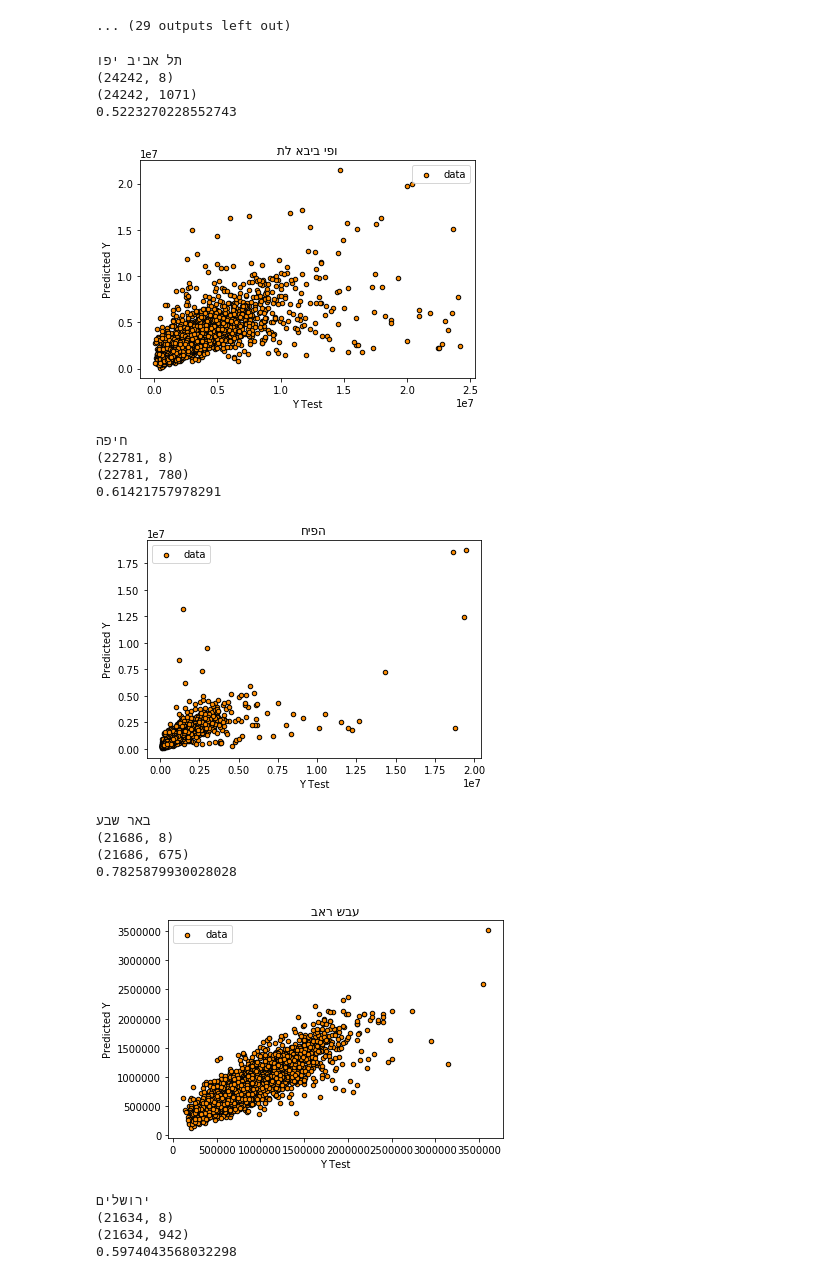
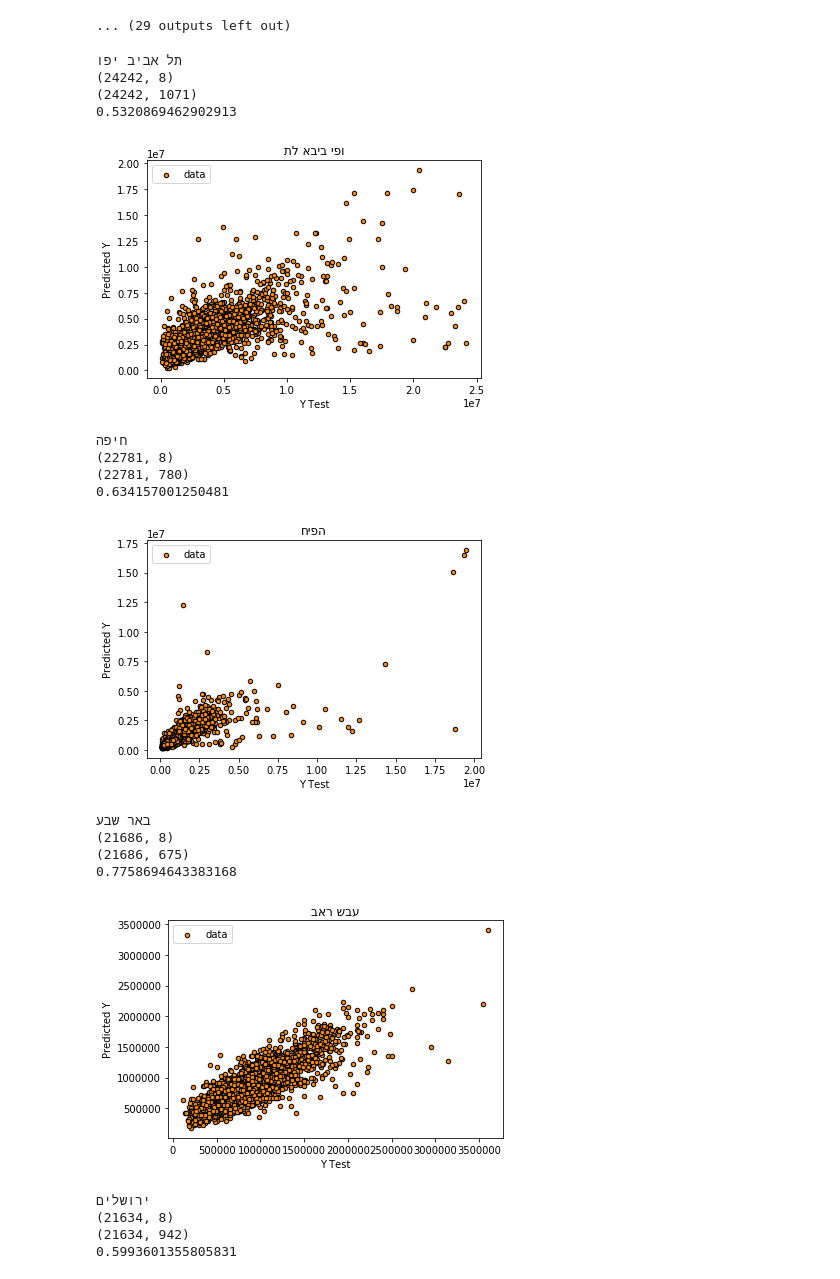
Before and after one commit to barzrcom/final-project, a Jupyter notebook: src/ml/ml/deals_regression.ipynb, the cells around one changed output. Saved outputs shown, nothing was run; the diff lists cells and outputs as text; code cells hidden in the pictures.

Commit message:
Set Static random_seed to standardize all algorithms

```diff
--- a/src/ml/ml/deals_regression.ipynb
+++ b/src/ml/ml/deals_regression.ipynb
@@ -160,48 +160,63 @@ Variance score: 0.45
 for city in cities.keys():
     print(city)
     _df = df.loc[(df['city'] == city)]
     X = _df[used_features]
     y = _df['final_price']
     print(X.shape)
 
     ohe = preprocessing.OneHotEncoder(handle_unknown='ignore')
     X = ohe.fit_transform(X)
     cities[city]["processor"] = ohe
     print(X.shape)
 
     X_train, X_test, y_train, y_test = train_test_split(X, y, test_size=test_size, random_state=101)
-
-    clf = GradientBoostingRegressor(n_estimators=450, max_depth=8)
+#     # for tuning parameters
+#     from sklearn.model_selection import GridSearchCV
+#     param_grip = {
+#         'learning_rate': [0.1, 0.05, 0.02],
+#         'max_depth': [4, 6, 8],
+#         'min_samples_leaf': [1, 3],
+#         'max_features': [1.0, 0.3]
+#     }
+#     clf = GradientBoostingRegressor(n_estimators=1000)
+#     gs_cv = GridSearchCV(clf, param_grip).fit(X_train, y_train)
+#     print(gs_cv.best_params_)
+#     continue
+    clf = GradientBoostingRegressor(n_estimators=450,
+                                    max_depth=8,
+                                    learning_rate=0.05,
+                                    max_features=0.3,
+                                    random_state=1)
     clf.fit(X_train, y_train)
     cities[city]["algo"] = clf
     y_pred = clf.predict(X_test)
     print(clf.score(X_test, y_test))
 
     # Plot the results
     plt.figure()
     plt.scatter(y_test, y_pred, s=20, edgecolor="black", c="darkorange", label="data")
     plt.xlabel('Y Test')
     plt.ylabel('Predicted Y')
     plt.title(city)
     plt.legend()
     plt.show()
 # %% [output]
 תל אביב יפו
 (24242, 8)
 (24242, 1071)
-0.5223270228552743
+0.5320869462902913
-[figure, old version]
+[figure, new version]
 חיפה
 (22781, 8)
 (22781, 780)
-0.61421757978291
+0.634157001250481
-[figure, old version]
+[figure, new version]
 באר שבע
 (21686, 8)
 (21686, 675)
-0.7825879930028028
+0.7758694643383168
-[figure, old version]
+[figure, new version]
 ירושלים
 (21634, 8)
 (21634, 942)
-0.5974043568032298
+0.5993601355805831
```
Also changed, not shown: parts of 3 cells of this notebook, 20 other files.
